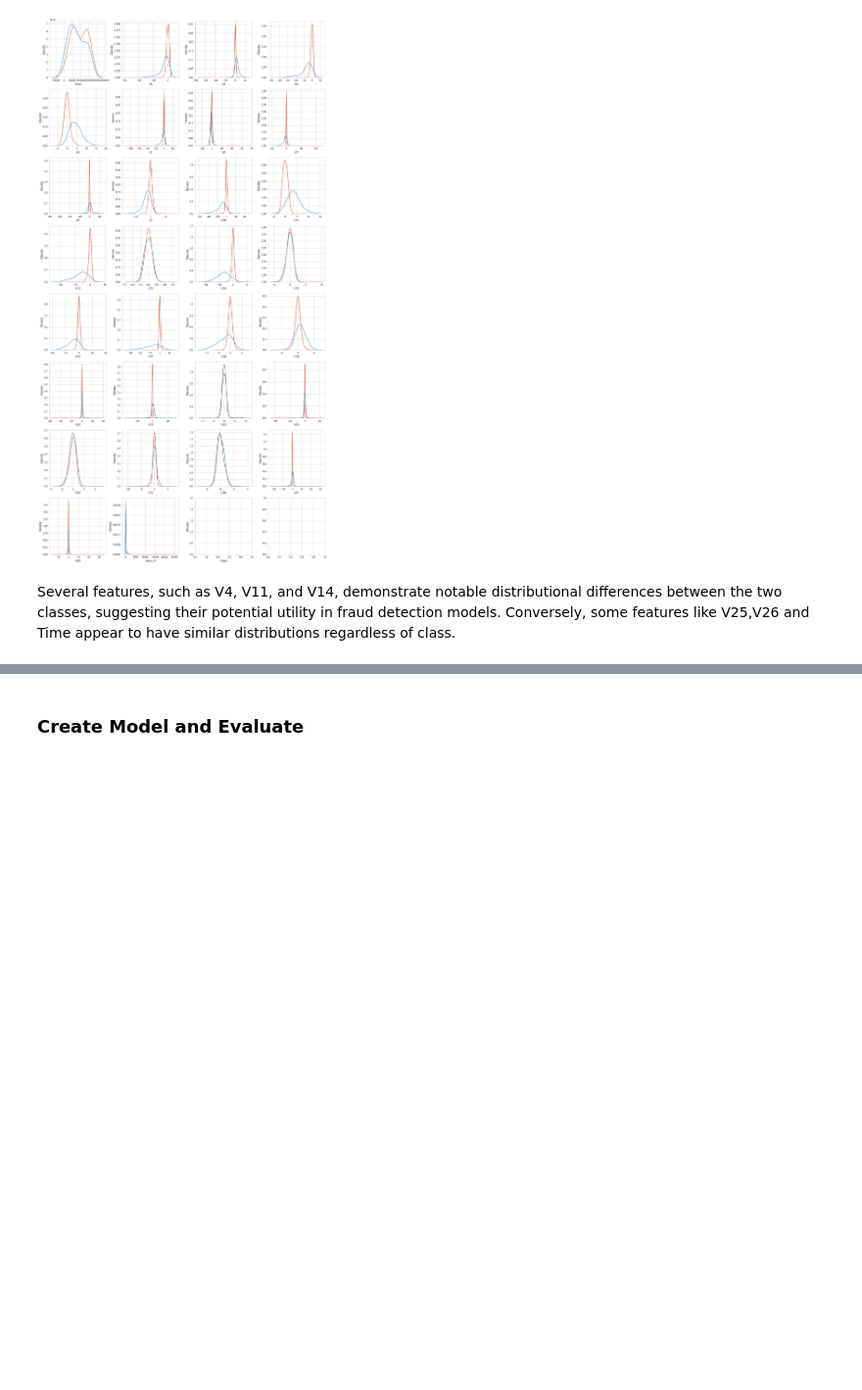
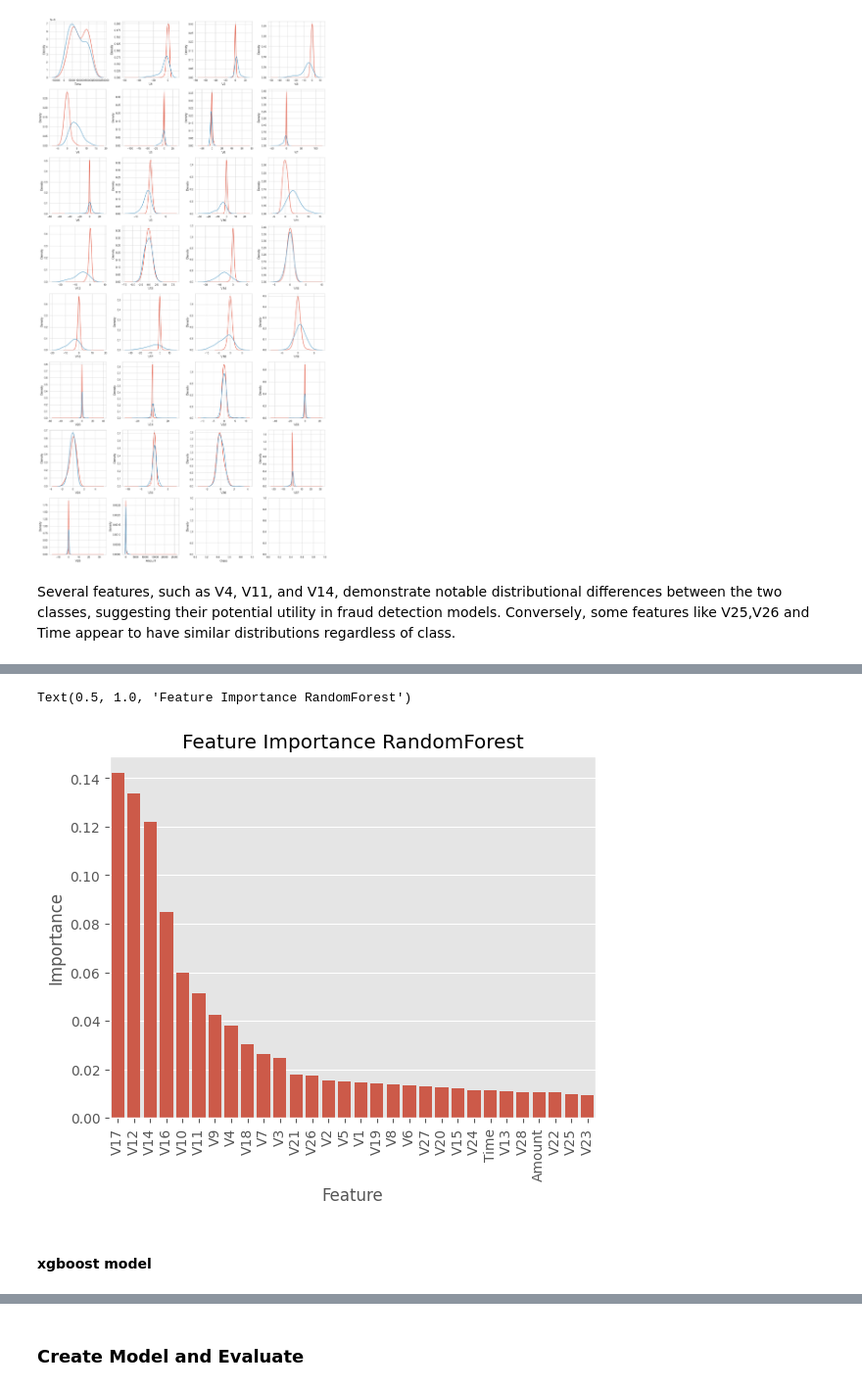
Before and after one commit to zahrarezaei87/Fraud-Detection, a Jupyter notebook: fraud detection.ipynb, the cells around one changed output, grey strips where cells are left out. Shown at 98% size. Cells and saved outputs as stored; diff of their text form; code cells hidden in the pictures; blank space fills up the shorter version.

```diff
--- a/fraud detection.ipynb
+++ b/fraud detection.ipynb
@@ -252,0 +243,12 @@ X_train_clean= pd.DataFrame(original_scale_data, columns=scaled_df.columns)
+# %%
+feat_import = pd.DataFrame({'Feature': X_train.columns, 'Importance': classifier.feature_importances_})
+feat_import = feat_import.sort_values(by='Importance', ascending=False)
+
+sns.barplot(x='Feature', y='Importance', data=feat_import)
+plt.xticks(rotation=90)
+plt.title('Feature Importance RandomForest')
+# %% [output]
+Text(0.5, 1.0, 'Feature Importance RandomForest')
+[figure, added]
+# %% [markdown]
+#### xgboost model
```
Also changed, not shown: parts of 30 cells of this notebook.
